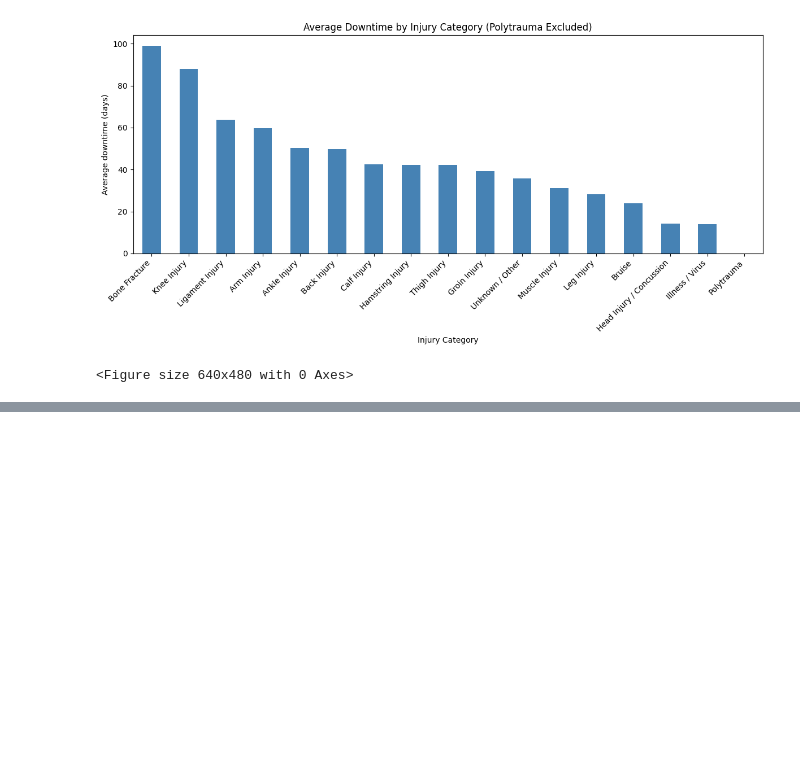
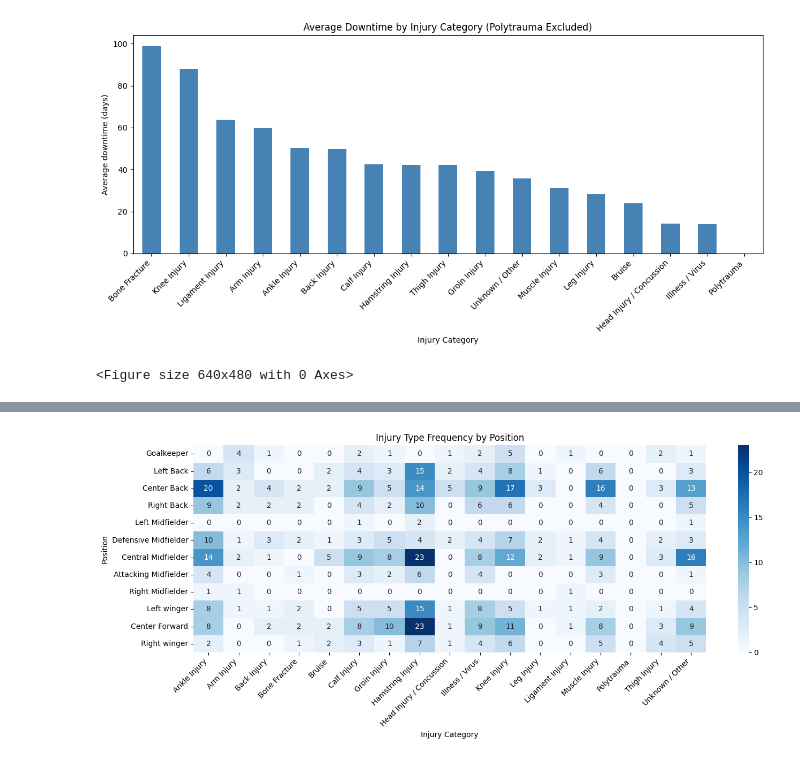
Before and after one commit to magmur172/EPL-injuries-analysis, a Jupyter notebook: notebooks/injury_analysis_summary1.ipynb, the cells around one changed output, grey strips where cells are left out. Cells and saved outputs as stored; diff of their text form; code cells hidden in the pictures; blank space fills up the shorter version.

```diff
--- a/notebooks/injury_analysis_summary1.ipynb
+++ b/notebooks/injury_analysis_summary1.ipynb
@@ -114,0 +181,13 @@ Passing `palette` without assigning `hue` is deprecated and will be removed in v
+# %%
+# Pivot Table 1:  Injury Type Distribution for Each Position
+
+injury_type_by_pos = pd.pivot_table(
+    df_no_poly,
+    index='Position',
+    columns='Injury Category',
+    values='Downtime (days)',
+    aggfunc='count',
+    fill_value=0
+)
+
+print(injury_type_by_pos)
@@ -114,0 +212,15 @@ Passing `palette` without assigning `hue` is deprecated and will be removed in v
+# %%
+# Heatmap 1: Injury Type Distribution for Each Position
+
+import seaborn as sns
+
+plt.figure(figsize=(14,6))
+sns.heatmap(injury_type_by_pos, annot=True, fmt='d', cmap='Blues')
+plt.title('Injury Type Frequency by Position')
+plt.xlabel('Injury Category')
+plt.ylabel('Position')
+plt.xticks(rotation=45, ha='right')
+plt.tight_layout()
+plt.show()
+# %% [output]
+[figure, added]
```
Also changed, not shown: parts of 9 cells of this notebook.
